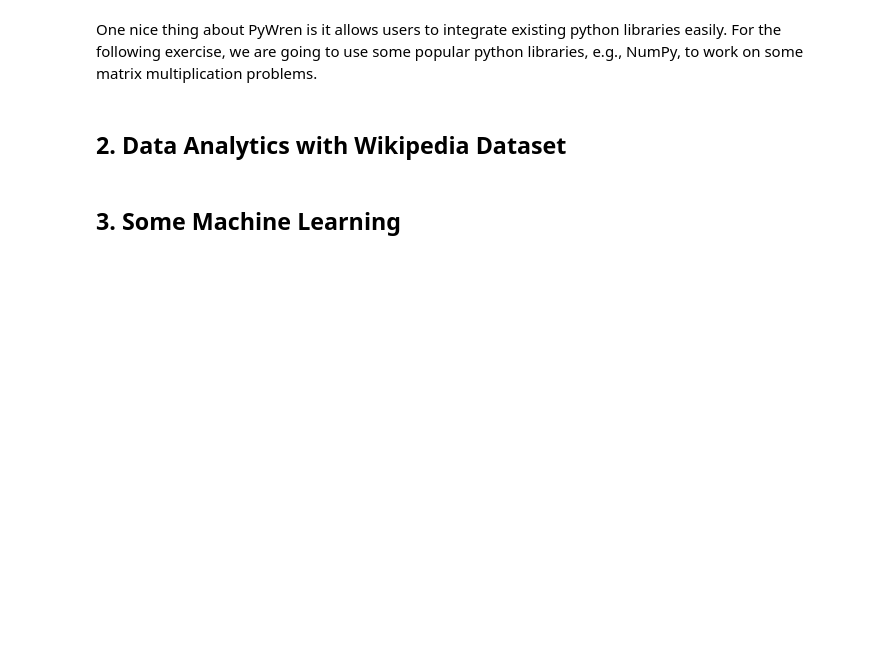
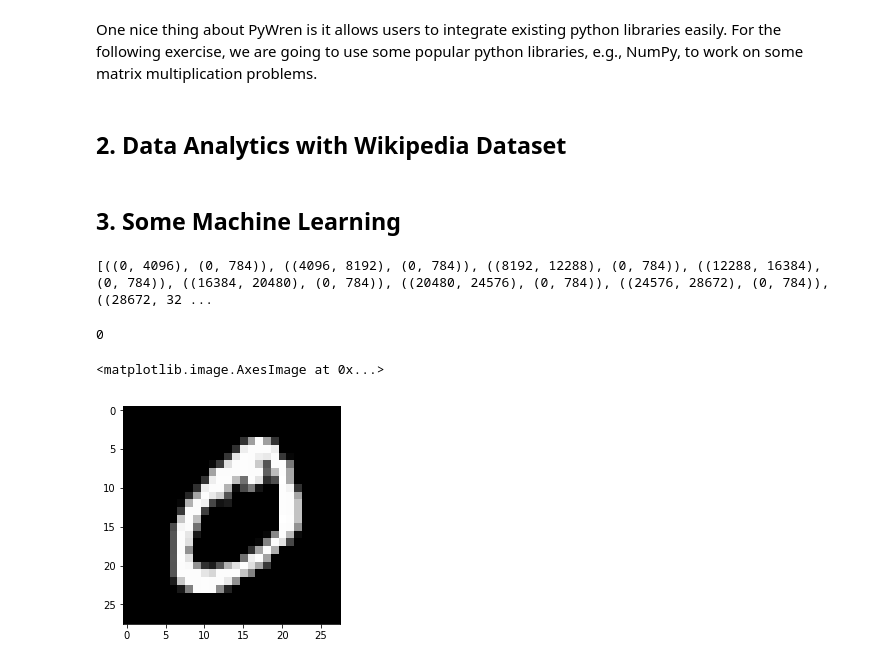
Before and after one commit to ucbrise/risecamp, a Jupyter notebook: pywren/pywren-risecamp.ipynb, the cells around one changed output. Cells and saved outputs as stored; diff of their text form; code cells hidden in the pictures; blank space fills up the shorter version.

Commit message:
added matrix multiply example

```diff
--- a/pywren/pywren-risecamp.ipynb
+++ b/pywren/pywren-risecamp.ipynb
@@ -86,0 +416,15 @@ res = pwex.map(my_function, np.linspace(0.1, 10, 100))
+# %%
+mnist = fetch_mldata('MNIST original', data_home="/tmp/")
+X = mnist.data.astype('float32')
+# %%
+X_sharded = ShardedMatrix("mnist", bucket="vaishaalpywren", shape=X.shape, shard_size_0=4096)
+# %%
+X_sharded.shard_matrix(X, n_jobs=10)
+# %% [output]
+[((0, 4096), (0, 784)), ((4096, 8192), (0, 784)), ((8192, 12288), (0, 784)), ((12288, 16384), (0, 784)), ((16384, 20480), (0, 784)), ((20480, 24576), (0, 784)), ((24576, 28672), (0, 784)), ((28672, 32 ...
+0
+# %%
+imshow(X_sharded.get_block(0,0)[0].astype('uint8').reshape(28,28), cmap=plt.cm.gray)
+# %% [output]
+<matplotlib.image.AxesImage at 0x...>
+[figure, added]
```
Also changed, not shown: parts of 7 cells of this notebook.
